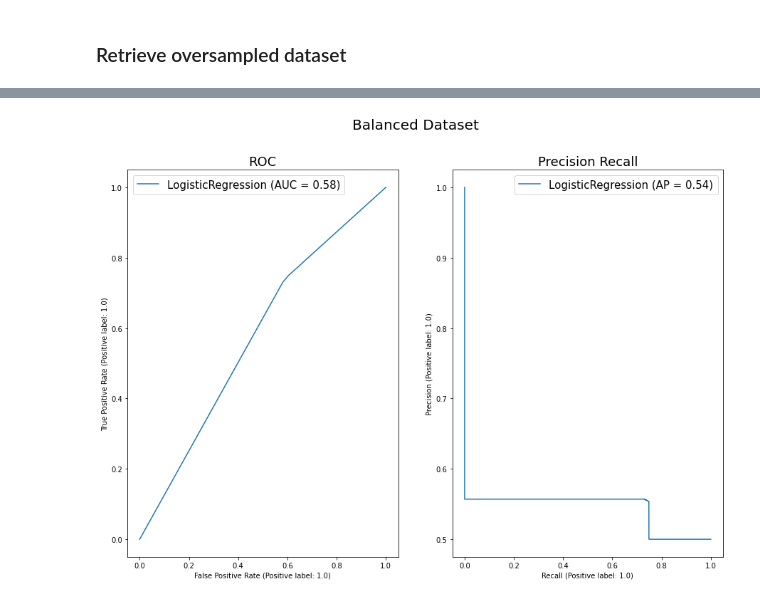
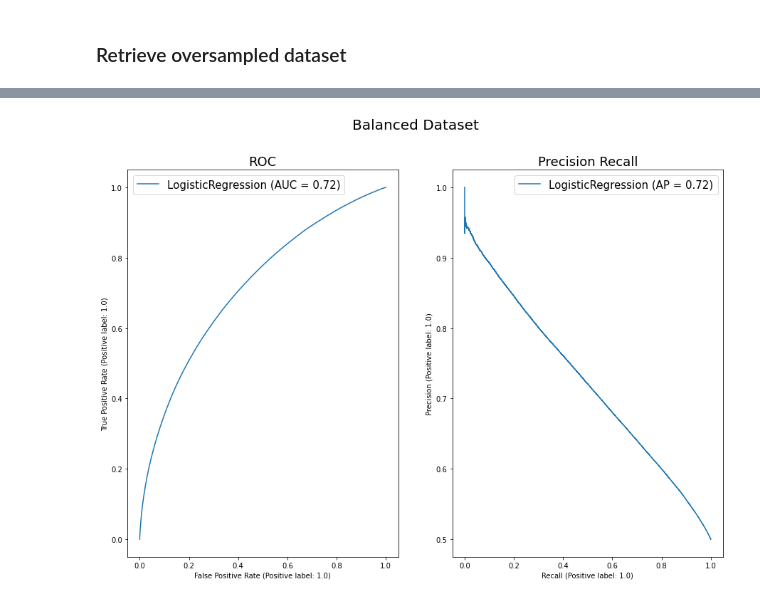
Before and after one commit to apurvk2000/Big-Data-Project, a Jupyter notebook: logistic_forest.ipynb, the cells around one changed output, grey strips where cells are left out. Saved outputs shown, nothing was run; the diff lists cells and outputs as text; code cells hidden in the pictures.

```diff
--- a/logistic_forest.ipynb
+++ b/logistic_forest.ipynb
@@ -73 +81,4 @@ df.head(10)
+# %%
+df = pd.DataFrame(X_train, columns = variables)
+df['loan_status'] = y_train
 # %% [markdown]
@@ -103,7 +117,8 @@ imbalanced_predicted = model_imb.predict(df[variables])
 # %% [markdown]
 ### Confusion matrix
 # %%
-cf_matrix = confusion_matrix( df['loan_status'], imbalanced_predicted)
+imbalanced_predicted = model_imb.predict(X_test)
+cf_matrix = confusion_matrix( y_test, imbalanced_predicted)
 ax = sns.heatmap(cf_matrix, annot=True,cmap='Blues', fmt='g')
 
 ax.set_title('Seaborn Confusion Matrix with labels\n\n');
@@ -121,10 +136,10 @@ plt.show()
 # %% [markdown]
 ### Plot ROC curves
 # %%
-def plot_roc_precision(model, df):
+def plot_roc_precision(model, X_test, y_test):
     fig, (ax, ax1) = plt.subplots(ncols=2, figsize=(15,10))
-    plot_roc_curve(model, df[variables], df['loan_status'], ax=ax)
-    plot_precision_recall_curve(model, df[variables],df['loan_status'], ax=ax1)
+    plot_roc_curve(model, X_test, y_test, ax=ax)
+    plot_precision_recall_curve(model, X_test, y_test, ax=ax1)
     ax.set_title('ROC', fontsize=18)
     ax1.set_title('Precision Recall', fontsize=18)
     ax.legend(fontsize=15)
@@ -324,4 +345,4 @@ plt.show()
 # %%
-plot_roc_precision(optimal_logistic, df_smote)
+plot_roc_precision(optimal_logistic,  X_test, y_test)
 # %% [output]
-[figure, old version]
+[figure, new version]
```
Also changed, not shown: parts of 22 cells of this notebook.
